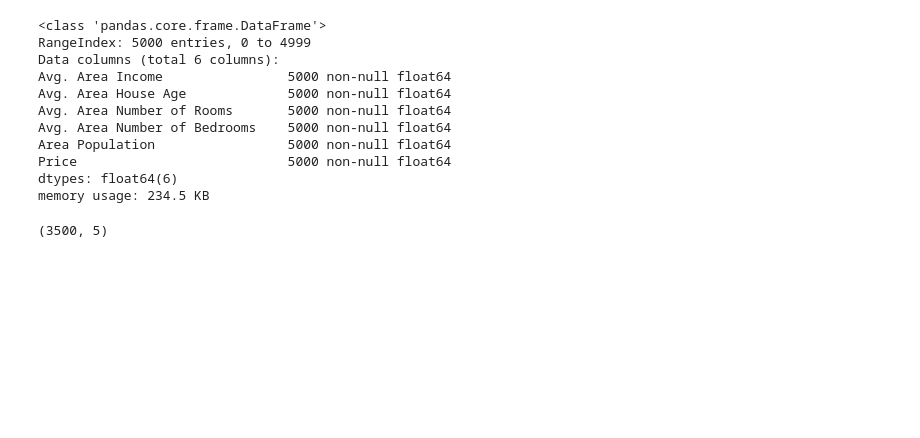
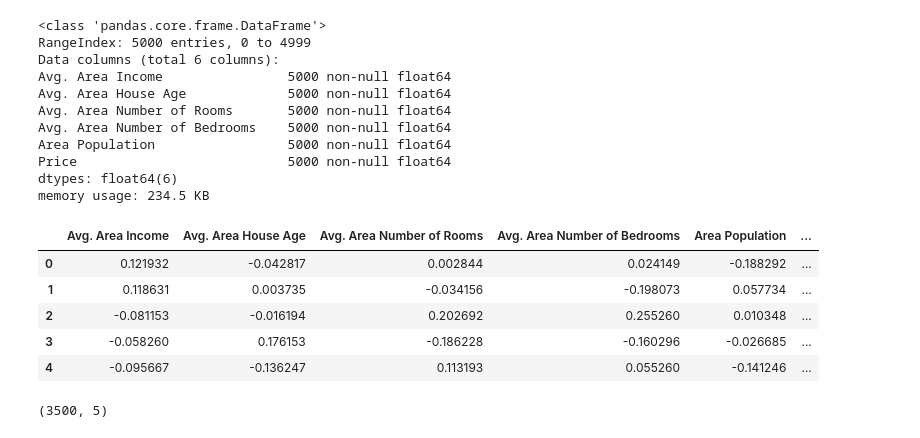
Before and after one commit to silencedsre/Multivariate-Linear-Regression, a Jupyter notebook: Multivariate-Linear-Regression.ipynb, the cells around one changed output. Saved outputs shown, nothing was run; the diff lists cells and outputs as text; code cells hidden in the pictures; blank space fills up the shorter version.

```diff
--- a/Multivariate-Linear-Regression.ipynb
+++ b/Multivariate-Linear-Regression.ipynb
@@ -387,3 +386,12 @@ X_train, X_test, y_train, y_test = train_test_split(X, y, train_size=0.7 ,test_s
+# %%
+df_norm.head()
+# %% [output]
+|  | Avg. Area Income | Avg. Area House Age | Avg. Area Number of Rooms | Avg. Area Number of Bedrooms | Area Population | ... |
+| 0 | 0.121932 | -0.042817 | 0.002844 | 0.024149 | -0.188292 | ... |
+| 1 | 0.118631 | 0.003735 | -0.034156 | -0.198073 | 0.057734 | ... |
+| 2 | -0.081153 | -0.016194 | 0.202692 | 0.255260 | 0.010348 | ... |
+| 3 | -0.058260 | 0.176153 | -0.186228 | -0.160296 | -0.026685 | ... |
+| 4 | -0.095667 | -0.136247 | 0.113193 | 0.055260 | -0.141246 | ... |
 # %%
 X_train.shape
 # %% [output]
```
Also changed, not shown: parts of 2 cells of this notebook, 1 other file.
